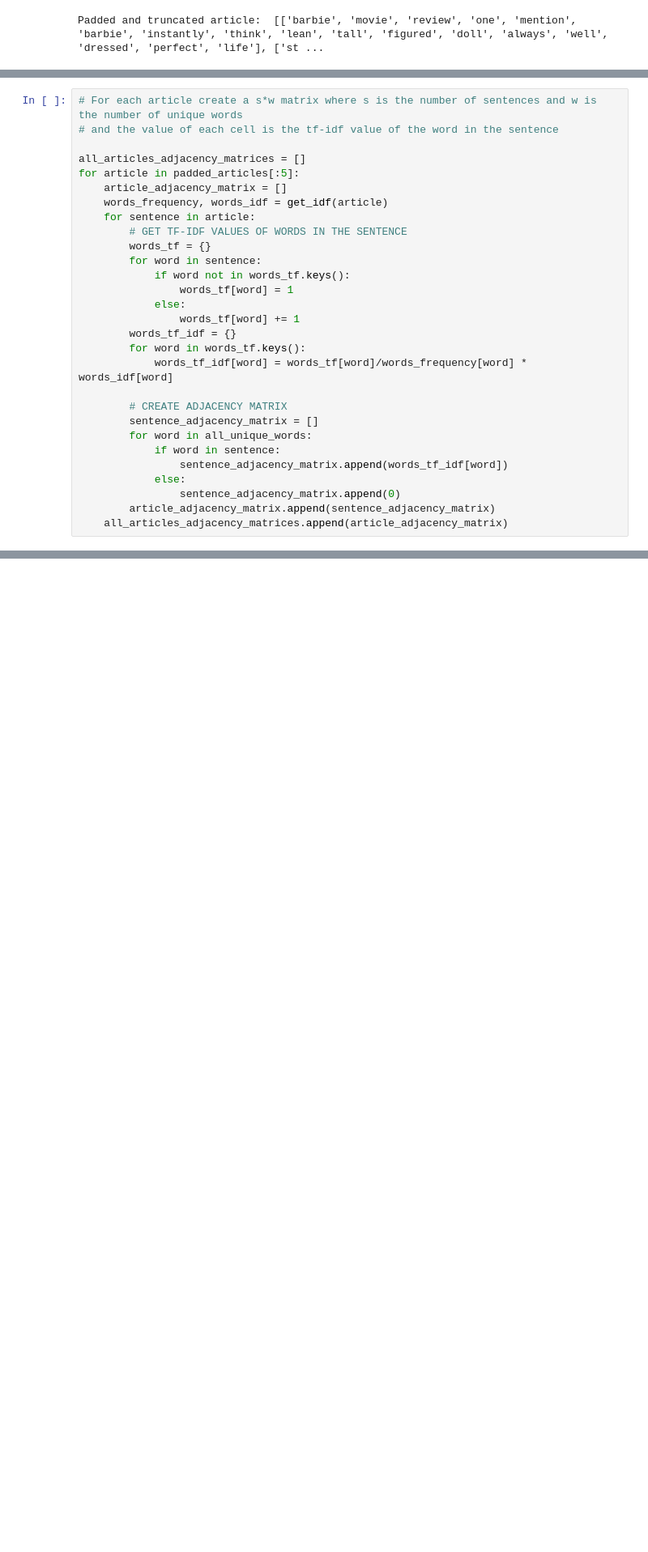
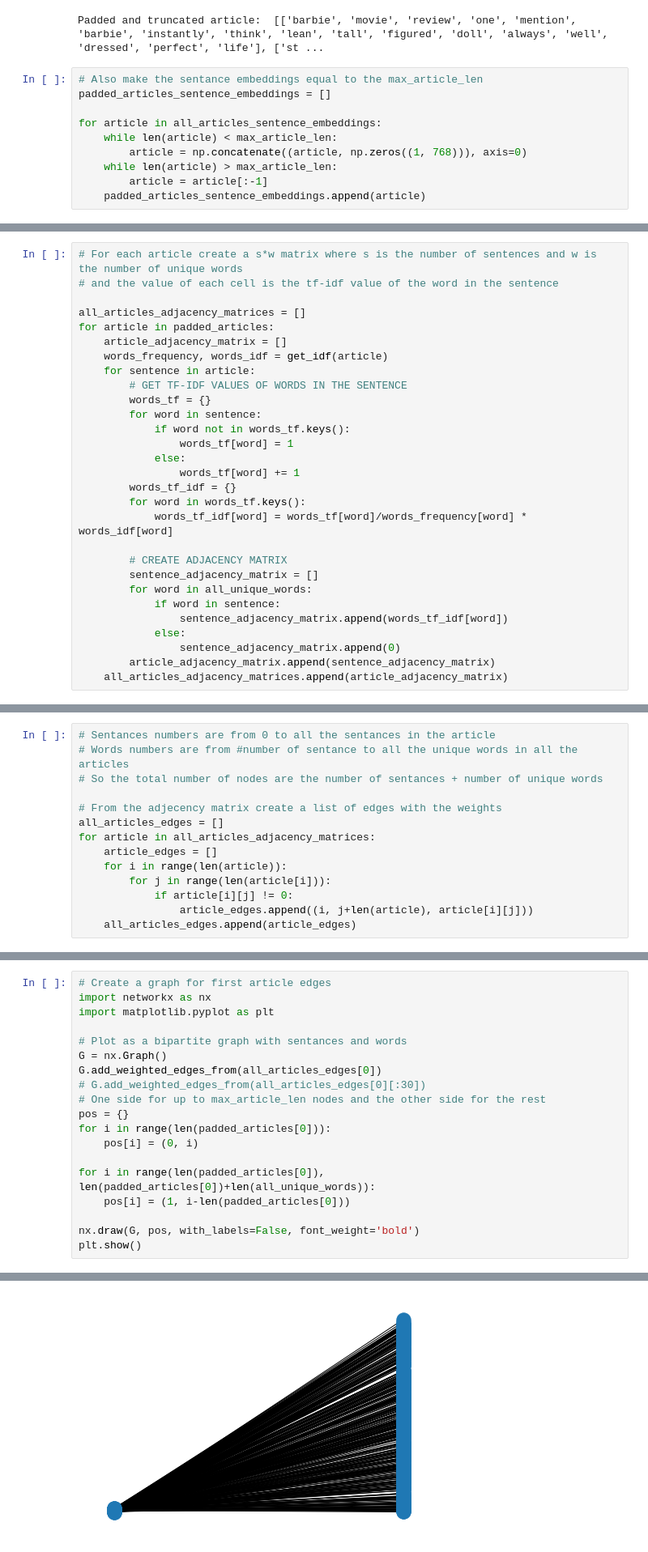
Before and after one commit to pka5667/Text-Summarization-Minor-Project-Sem-7, a Jupyter notebook: main.ipynb, the cells around one changed output, grey strips where cells are left out. Shown at 81% size. Drawn from its saved outputs; the diff is of its cells as text; blank space fills up the shorter version.

```diff
--- a/main.ipynb
+++ b/main.ipynb
@@ -219,6 +245,16 @@ for article in word_tokenized_articles:
 print("Padded and truncated article: ", padded_articles[0])
 # %% [output]
 Padded and truncated article:  [['barbie', 'movie', 'review', 'one', 'mention', 'barbie', 'instantly', 'think', 'lean', 'tall', 'figured', 'doll', 'always', 'well', 'dressed', 'perfect', 'life'], ['st ...
+# %%
+# Also make the sentance embeddings equal to the max_article_len
+padded_articles_sentence_embeddings = []
+
+for article in all_articles_sentence_embeddings:
+    while len(article) < max_article_len:
+        article = np.concatenate((article, np.zeros((1, 768))), axis=0)
+    while len(article) > max_article_len:
+        article = article[:-1]
+    padded_articles_sentence_embeddings.append(article)
 # %% [markdown]
 # Create a adjecency matrix for each article
 
@@ -248,7 +284,7 @@ Matrix size:  970 85 25888
 # and the value of each cell is the tf-idf value of the word in the sentence
 
 all_articles_adjacency_matrices = []
-for article in padded_articles[:5]:
+for article in padded_articles:
     article_adjacency_matrix = []
     words_frequency, words_idf = get_idf(article)
     for sentence in article:
@@ -288,0 +325,14 @@ Number of non zero values in the first article:  448
+# %%
+# Sentances numbers are from 0 to all the sentances in the article
+# Words numbers are from #number of sentance to all the unique words in all the articles
+# So the total number of nodes are the number of sentances + number of unique words
+
+# From the adjecency matrix create a list of edges with the weights
+all_articles_edges = []
+for article in all_articles_adjacency_matrices:
+    article_edges = []
+    for i in range(len(article)):
+        for j in range(len(article[i])):
+            if article[i][j] != 0:
+                article_edges.append((i, j+len(article), article[i][j]))
+    all_articles_edges.append(article_edges)
@@ -288,0 +343,20 @@ Number of non zero values in the first article:  448
+# %%
+# Create a graph for first article edges
+import networkx as nx
+import matplotlib.pyplot as plt
+
+# Plot as a bipartite graph with sentances and words
+G = nx.Graph()
+G.add_weighted_edges_from(all_articles_edges[0])
+# G.add_weighted_edges_from(all_articles_edges[0][:30])
+# One side for up to max_article_len nodes and the other side for the rest
+pos = {}
+for i in range(len(padded_articles[0])):
+    pos[i] = (0, i)
+
+for i in range(len(padded_articles[0]), len(padded_articles[0])+len(all_unique_words)):
+    pos[i] = (1, i-len(padded_articles[0]))
+
+nx.draw(G, pos, with_labels=False, font_weight='bold')
+plt.show()
+# %% [output]
@@ -288,0 +364 @@ Number of non zero values in the first article:  448
+[figure, added]
```
Also changed, not shown: parts of 25 cells of this notebook, 1 other file.
